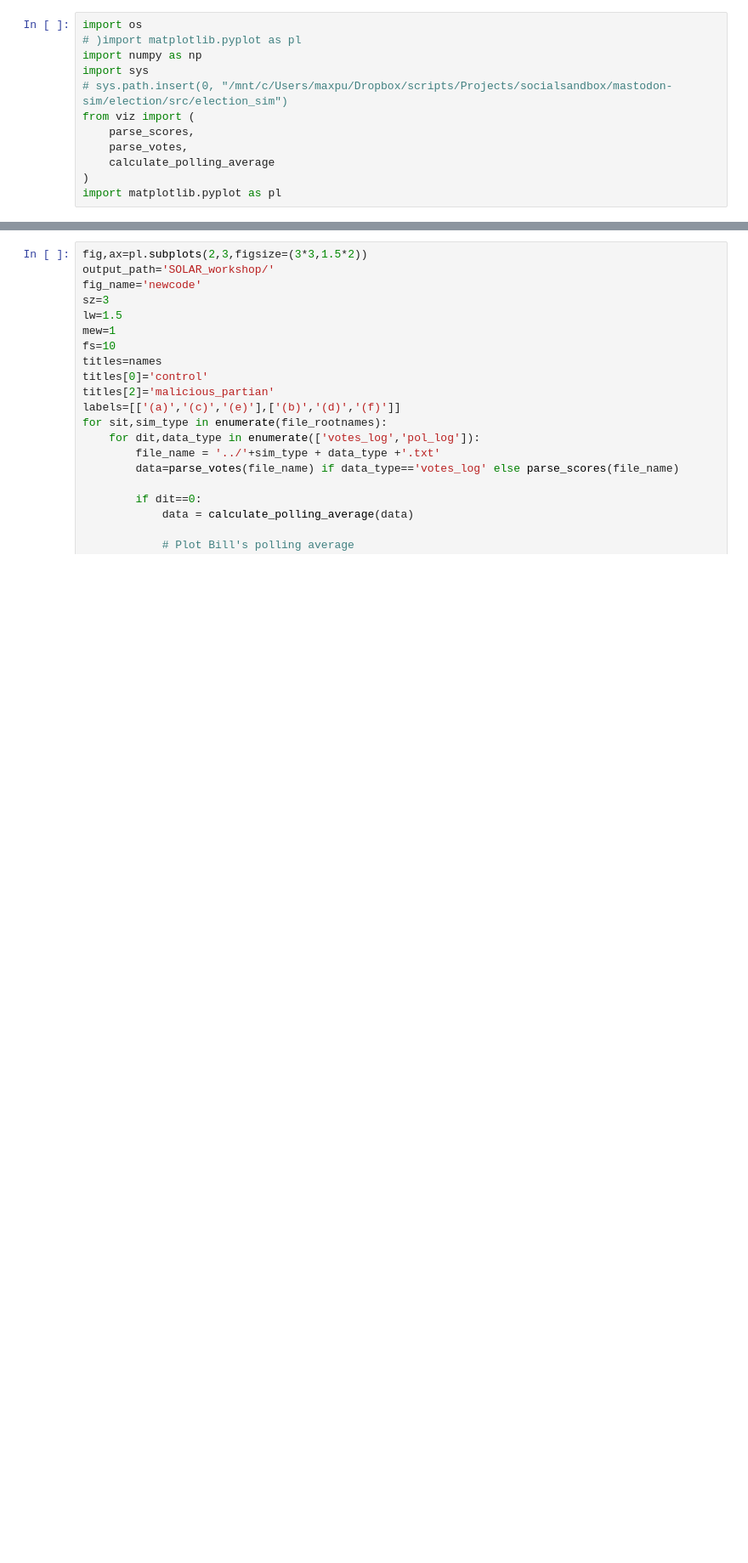
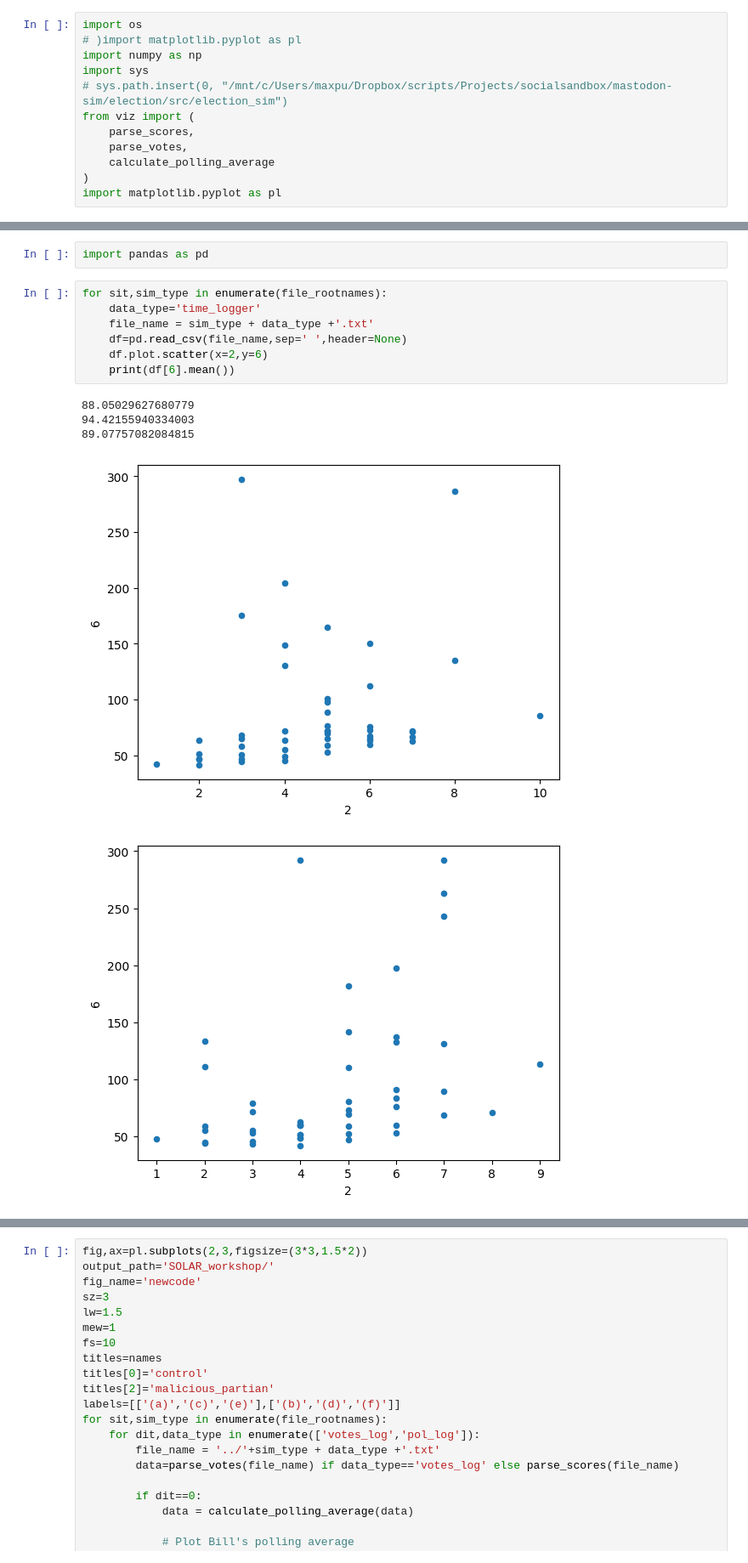
Before and after one commit to social-sandbox/mastodon-sim, a Jupyter notebook: examples/election/SOLAR_workshop/figure2.ipynb, the cells around one changed output, grey strips where cells are left out. Shown at 85% size. Cells and saved outputs as stored; diff of their text form; blank space fills up the shorter version.

```diff
--- a/examples/election/SOLAR_workshop/figure2.ipynb
+++ b/examples/election/SOLAR_workshop/figure2.ipynb
@@ -19,0 +29,15 @@ pwd
+# %%
+import pandas as pd
+# %%
+for sit,sim_type in enumerate(file_rootnames):
+    data_type='time_logger'
+    file_name = sim_type + data_type +'.txt'
+    df=pd.read_csv(file_name,sep=' ',header=None)
+    df.plot.scatter(x=2,y=6)
+    print(df[6].mean())
+# %% [output]
+88.05029627680779
+94.42155940334003
+89.07757082084815
+[figure, added]
+[figure, added]
```
Also changed, not shown: parts of 6 cells of this notebook, 1 other file.
